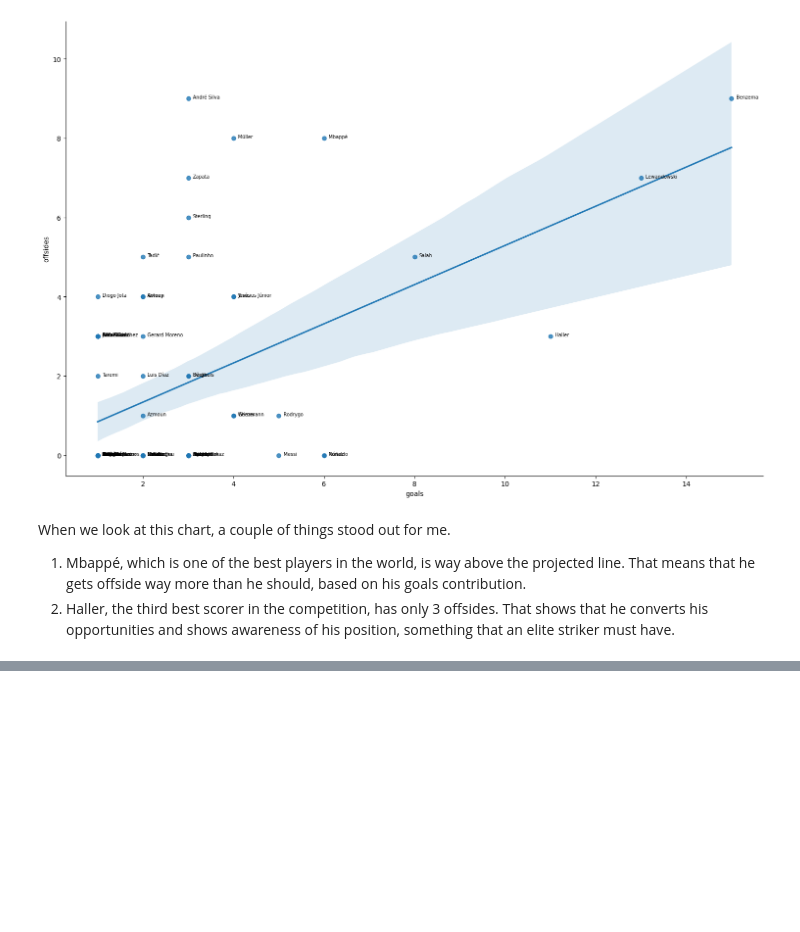
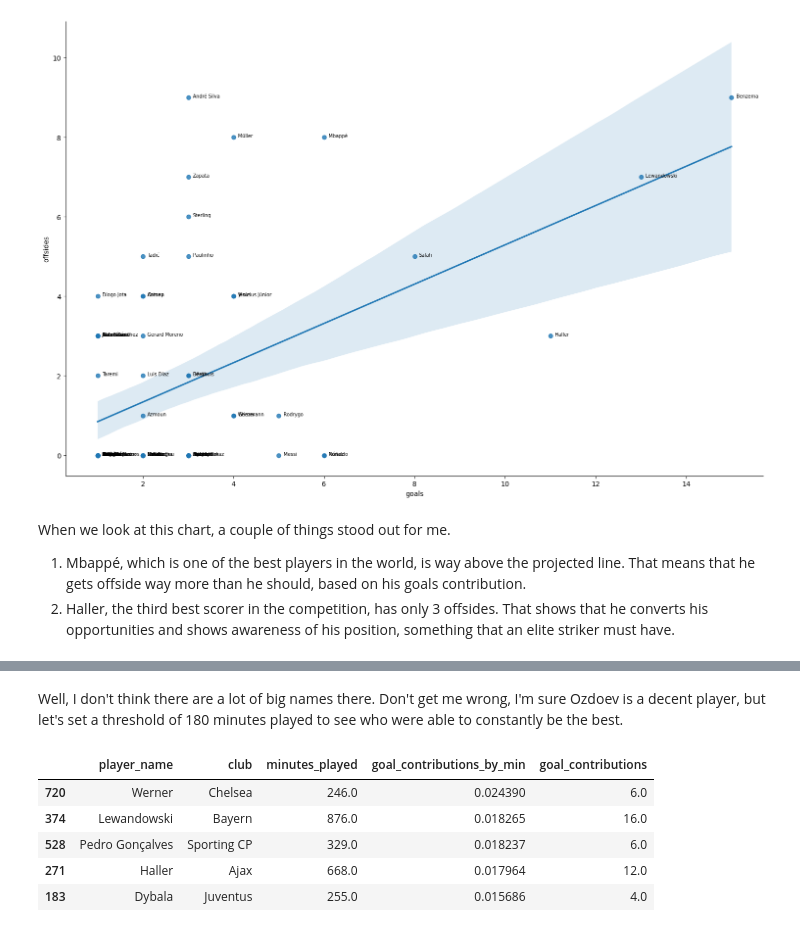
Before and after one commit to caiomelo22/20-21-Champions-League-Analysis, a Jupyter notebook: notebooke5ae0d8453.ipynb, the cells around one changed output, grey strips where cells are left out. Cells and saved outputs as stored; diff of their text form; code cells hidden in the pictures; blank space fills up the shorter version.

```diff
--- a/notebooke5ae0d8453.ipynb
+++ b/notebooke5ae0d8453.ipynb
@@ -144,0 +183,13 @@ When we look at this chart, a couple of things stood out for me.
+# %% [markdown]
+Well, I don't think there are a lot of big names there. Don't get me wrong, I'm sure Ozdoev is a decent player, but let's set a threshold of 180 minutes played to see who were able to constantly be the best.
+# %%
+min_played_threshold = 180
+minimum_min_played = players_df[players_df['minutes_played'] > min_played_threshold]
+minimum_min_played.loc[:, ['player_name', 'club', 'minutes_played', 'goal_contributions_by_min', 'goal_contributions']].sort_values('goal_contributions_by_min', ascending=False).head()
+# %% [output]
+|  | player_name | club | minutes_played | goal_contributions_by_min | goal_contributions |
+| 720 | Werner | Chelsea | 246.0 | 0.024390 | 6.0 |
+| 374 | Lewandowski | Bayern | 876.0 | 0.018265 | 16.0 |
+| 528 | Pedro Gonçalves | Sporting CP | 329.0 | 0.018237 | 6.0 |
+| 271 | Haller | Ajax | 668.0 | 0.017964 | 12.0 |
+| 183 | Dybala | Juventus | 255.0 | 0.015686 | 4.0 |
```
Also changed, not shown: parts of 12 cells of this notebook.
